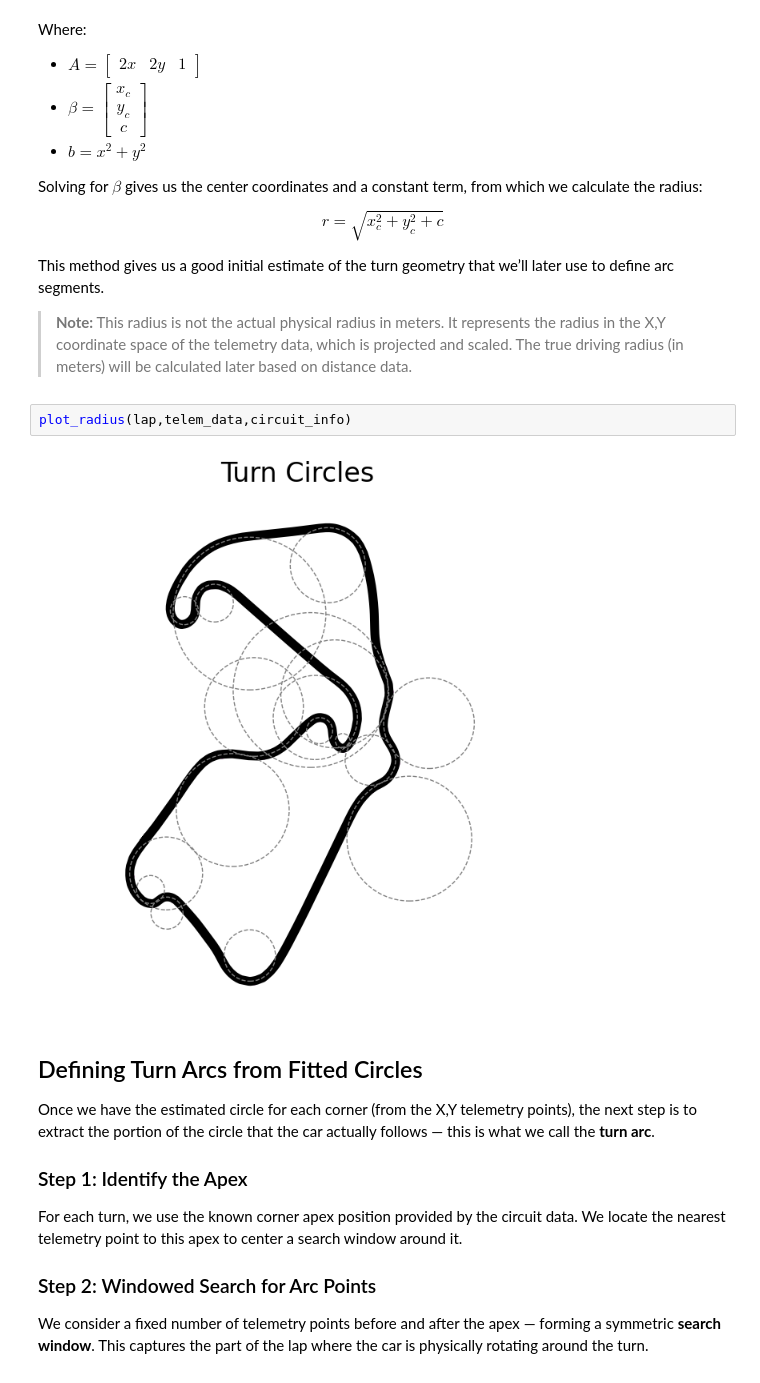
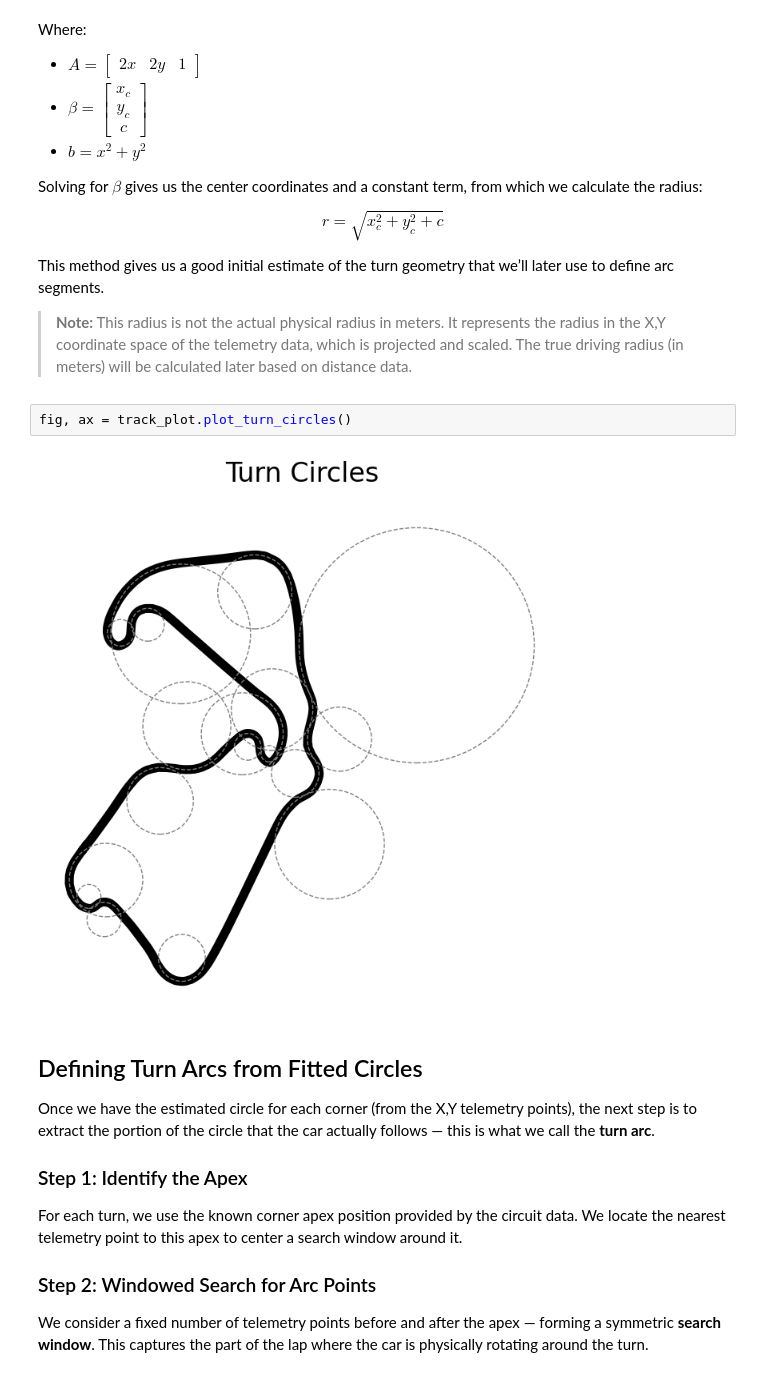
Before and after one commit to carloshermoso64/F1_Engineering, a Jupyter notebook: studies/track_modeling.ipynb, the cells around one changed output. Cells and saved outputs as stored; diff of their text form.

```diff
--- a/studies/track_modeling.ipynb
+++ b/studies/track_modeling.ipynb
@@ -134,10 +87,10 @@ $$
 
 This method gives us a good initial estimate of the turn geometry that we’ll later use to define arc segments.
 > **Note:** This radius is not the actual physical radius in meters. It represents the radius in the X,Y coordinate space of the telemetry data, which is projected and scaled. The true driving radius (in meters) will be calculated later based on distance data.
-# %%
-plot_radius(lap,telem_data,circuit_info)
-# %% [output]
-[figure, removed]
+# %%
+fig, ax = track_plot.plot_turn_circles()
+# %% [output]
+[figure, added]
 # %% [markdown]
 ## Defining Turn Arcs from Fitted Circles
 
```
Also changed, not shown: parts of 23 cells of this notebook.
